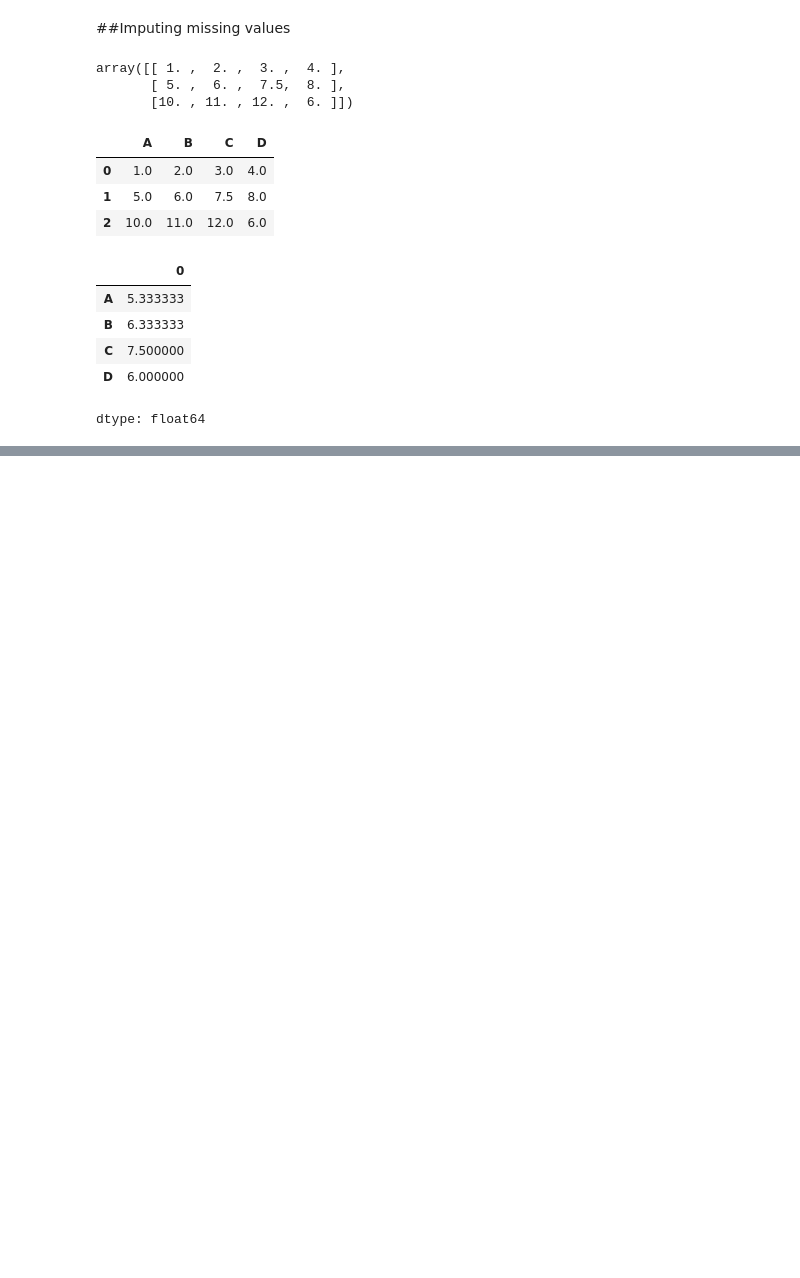
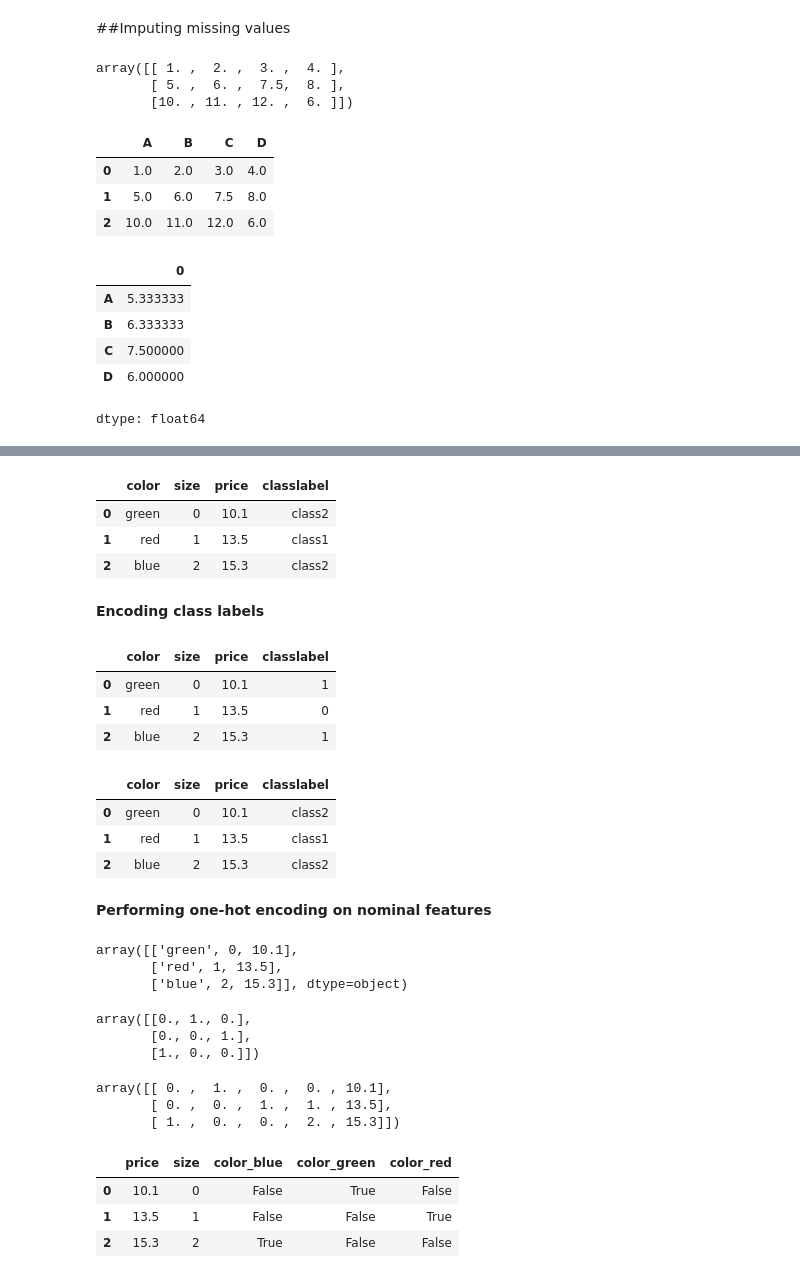
Before and after one commit to nargesghan/cs_internship_journey, a Jupyter notebook: building good training datasets(data preprocessing)/Building_Good_Training_Datasets_–_Data_Preprocessing.ipynb, the cells around one changed output, grey strips where cells are left out. Saved outputs shown, nothing was run; the diff lists cells and outputs as text; code cells hidden in the pictures; blank space fills up the shorter version.

Commit message:
dealing with categorical data

```diff
--- a/building good training datasets(data preprocessing)/Building_Good_Training_Datasets_–_Data_Preprocessing.ipynb
+++ b/building good training datasets(data preprocessing)/Building_Good_Training_Datasets_–_Data_Preprocessing.ipynb
@@ -100,0 +181,7 @@ dtype: float64
+# %%
+df = pd.DataFrame([
+['green', 'M', 10.1, 'class2'],
+['red', 'L', 13.5, 'class1'],
+['blue', 'XL', 15.3, 'class2']])
+df.columns = ['color', 'size', 'price', 'classlabel']
+df
@@ -100,0 +195,9 @@ dtype: float64
+# %%
+size_mapping={
+    'M':0,
+    'L':1,
+    'XL':2
+}
+
+df['size']=df['size'].map(size_mapping)
+df
@@ -100,0 +209,64 @@ dtype: float64
+# %%
+inv_size_mapping={v:k for k,v in size_mapping.items()}
+df['size'].map(inv_size_mapping)
+df
+# %% [output]
+|  | color | size | price | classlabel |
+| 0 | green | 0 | 10.1 | class2 |
+| 1 | red | 1 | 13.5 | class1 |
+| 2 | blue | 2 | 15.3 | class2 |
+# %% [markdown]
+**Encoding class labels**
+# %%
+le = LabelEncoder()
+le.fit(df['classlabel'])
+list(le.classes_)
+df.classlabel=le.transform(df.classlabel)
+df
+# %% [output]
+|  | color | size | price | classlabel |
+| 0 | green | 0 | 10.1 | 1 |
+| 1 | red | 1 | 13.5 | 0 |
+| 2 | blue | 2 | 15.3 | 1 |
+# %%
+df['classlabel']=le.inverse_transform(df['classlabel'])
+df
+# %% [output]
+|  | color | size | price | classlabel |
+| 0 | green | 0 | 10.1 | class2 |
+| 1 | red | 1 | 13.5 | class1 |
+| 2 | blue | 2 | 15.3 | class2 |
+# %% [markdown]
+**Performing one-hot encoding on nominal features**
+# %%
+from sklearn.preprocessing import OneHotEncoder
+X = df[['color', 'size', 'price']].values
+color_ohe = OneHotEncoder()
+X
+# %% [output]
+array([['green', 0, 10.1],
+       ['red', 1, 13.5],
+       ['blue', 2, 15.3]], dtype=object)
+# %%
+ color_ohe.fit_transform(X[:, 0].reshape(-1, 1)).toarray()
+# %% [output]
+array([[0., 1., 0.],
+       [0., 0., 1.],
+       [1., 0., 0.]])
+# %%
+from sklearn.compose import ColumnTransformer
+X=df[['color', 'size', 'price']].values
+c_transf=ColumnTransformer([('onehot', OneHotEncoder(),[0]),
+                            ('nothing', 'passthrough', [1,2])])
+c_transf.fit_transform(X).astype(float)
+# %% [output]
+array([[ 0. ,  1. ,  0. ,  0. , 10.1],
+       [ 0. ,  0. ,  1. ,  1. , 13.5],
+       [ 1. ,  0. ,  0. ,  2. , 15.3]])
+# %%
+pd.get_dummies(df[['price', 'color', 'size']])
+# %% [output]
+|  | price | size | color_blue | color_green | color_red |
+| 0 | 10.1 | 0 | False | True | False |
+| 1 | 13.5 | 1 | False | False | True |
+| 2 | 15.3 | 2 | True | False | False |
```
Also changed, not shown: parts of 6 cells of this notebook.
